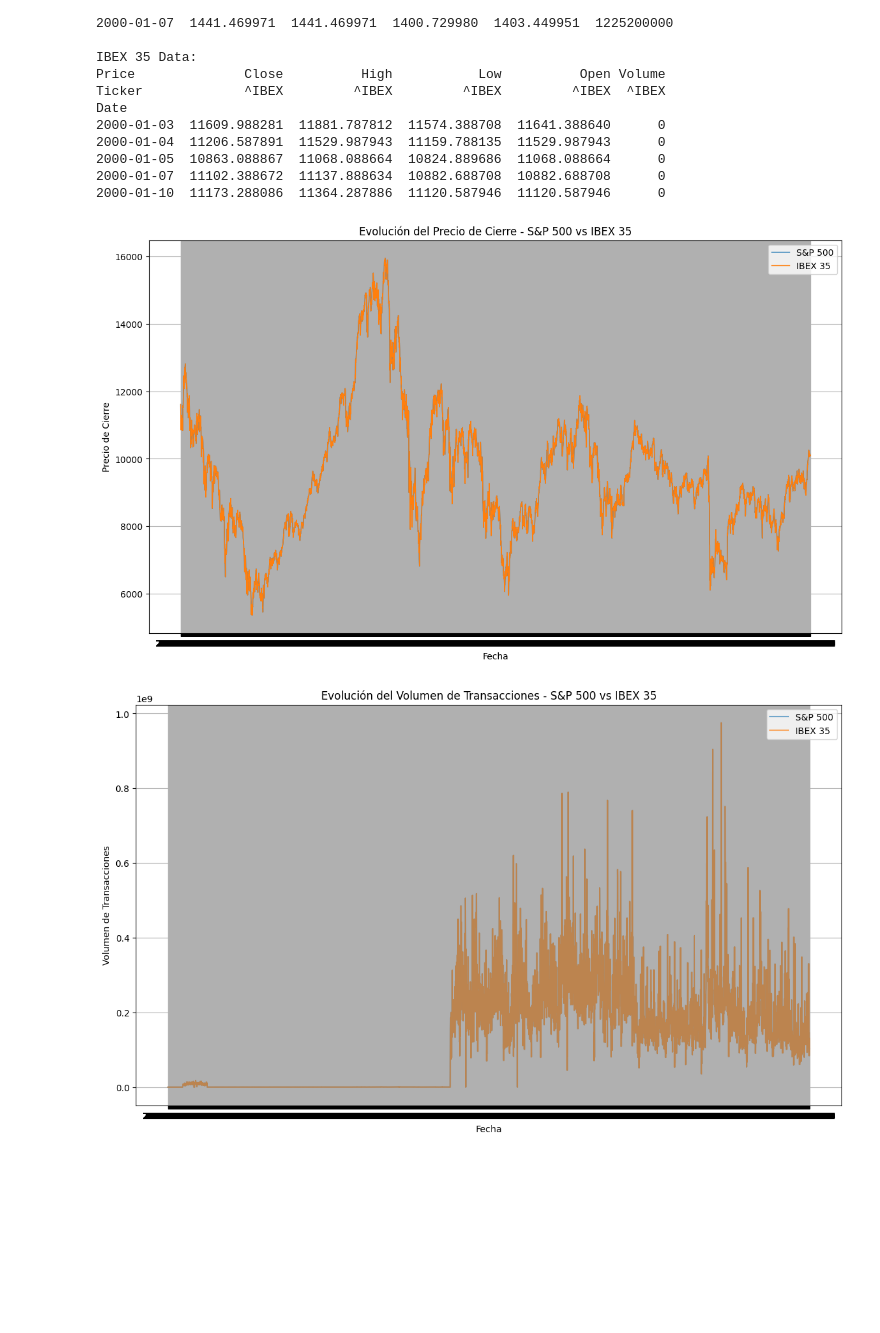
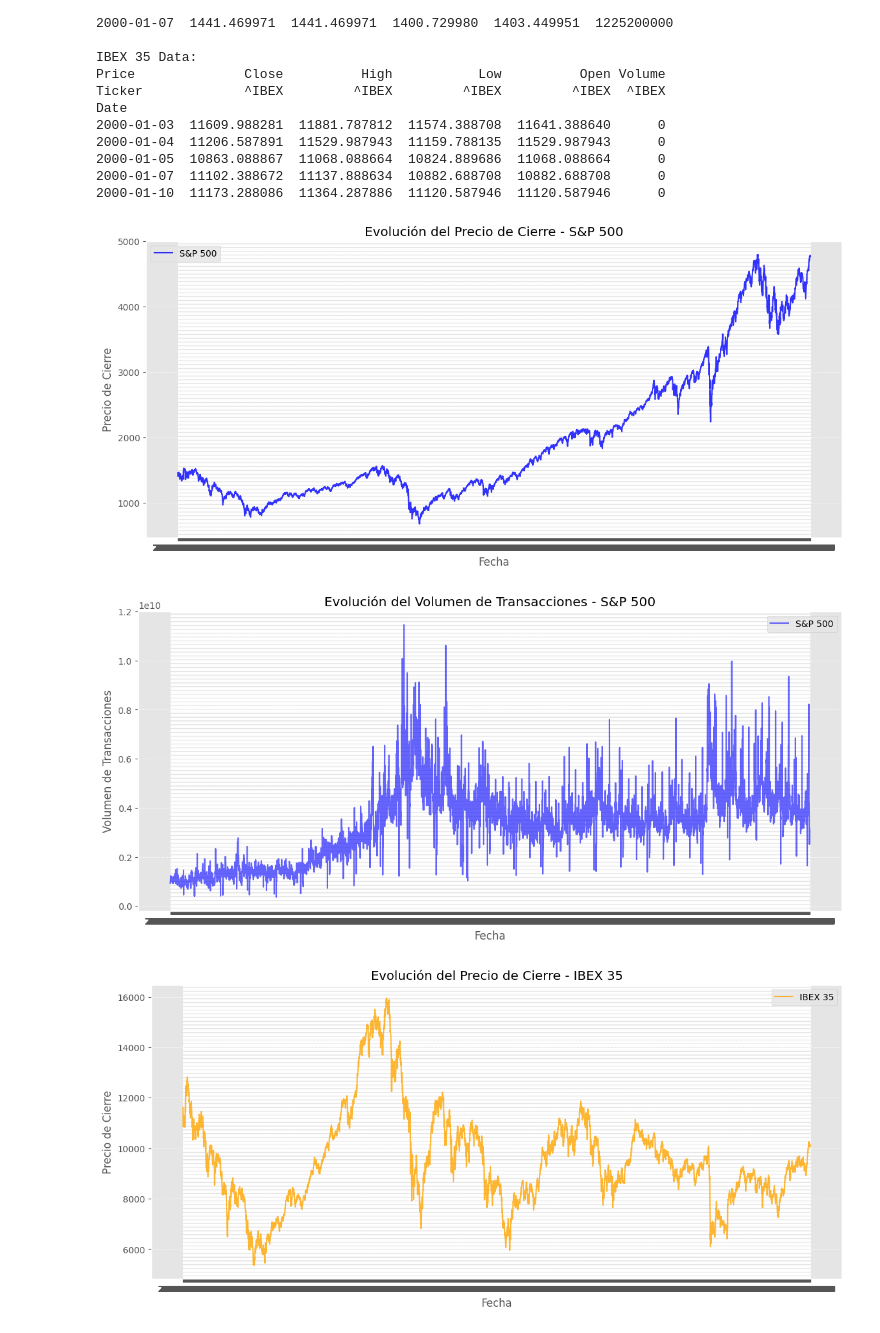
Before and after one commit to Braxwells/IBEX-35-SP-500, a Jupyter notebook: main.ipynb, the cells around one changed output. Drawn from its saved outputs; the diff is of its cells as text; code cells hidden in the pictures; blank space fills up the shorter version.

```diff
--- a/main.ipynb
+++ b/main.ipynb
@@ -44,7 +44,7 @@ Date
 2000-01-10  11173.288086  11364.287886  11120.587946  11120.587946      0
 # %%
 # Rutas de los CSV
-sp500_path = "data/ibex35_data.csv"
+sp500_path = "data/sp500_data.csv"
 ibex35_path = "data//ibex35_data.csv"
 # %%
 import pandas as pd
@@ -72,27 +72,49 @@ df_ibex35.interpolate(method='linear', inplace=True)
 df_sp500.dropna(inplace=True)
 df_ibex35.dropna(inplace=True)
 # %%
+    # Configurar el estilo claro para mejorar la visualización
+    plt.style.use("ggplot")
 
-# Visualización con Matplotlib
-plt.figure(figsize=(14, 8))
-plt.plot(df_sp500.index, df_sp500["Close"], label="S&P 500", linewidth=1)
-plt.plot(df_ibex35.index, df_ibex35["Close"], label="IBEX 35", linewidth=1)
-plt.xlabel("Fecha")
-plt.ylabel("Precio de Cierre")
-plt.title("Evolución del Precio de Cierre - S&P 500 vs IBEX 35")
-plt.legend()
-plt.grid()
-plt.show()
+    # Gráfico del precio de cierre del S&P 500
+    plt.figure(figsize=(14, 6))
+    plt.plot(df_sp500.index, df_sp500["Close"], label="S&P 500", linewidth=1.5, color="blue", alpha=0.8)
+    plt.xlabel("Fecha")
+    plt.ylabel("Precio de Cierre")
+    plt.title("Evolución del Precio de Cierre - S&P 500")
+    plt.legend()
+    plt.grid(True, linestyle="--", alpha=0.6)
+    plt.show()
 
-plt.figure(figsize=(14, 8))
-plt.plot(df_sp500.index, df_sp500["Volume"], label="S&P 500", alpha=0.6)
-plt.plot(df_ibex35.index, df_ibex35["Volume"], label="IBEX 35", alpha=0.6)
-plt.xlabel("Fecha")
-plt.ylabel("Volumen de Transacciones")
-plt.title("Evolución del Volumen de Transacciones - S&P 500 vs IBEX 35")
-plt.legend()
-plt.grid()
-plt.show()
+    # Gráfico del volumen de transacciones del S&P 500
+    plt.figure(figsize=(14, 6))
+    plt.plot(df_sp500.index, df_sp500["Volume"], label="S&P 500", linewidth=1.5, color="blue", alpha=0.6)
+    plt.xlabel("Fecha")
+    plt.ylabel("Volumen de Transacciones")
+    plt.title("Evolución del Volumen de Transacciones - S&P 500")
+    plt.legend()
+    plt.grid(True, linestyle="--", alpha=0.6)
+    plt.show()
+
+    # Gráfico del precio de cierre del IBEX 35
+    plt.figure(figsize=(14, 6))
+    plt.plot(df_ibex35.index, df_ibex35["Close"], label="IBEX 35", linewidth=1.5, color="orange", alpha=0.8)
+    plt.xlabel("Fecha")
+    plt.ylabel("Precio de Cierre")
+    plt.title("Evolución del Precio de Cierre - IBEX 35")
+    plt.legend()
+    plt.grid(True, linestyle="--", alpha=0.6)
+    plt.show()
+
+    # Gráfico del volumen de transacciones del IBEX 35
+    plt.figure(figsize=(14, 6))
+    plt.plot(df_ibex35.index, df_ibex35["Volume"], label="IBEX 35", linewidth=1.5, color="orange", alpha=0.6)
+    plt.xlabel("Fecha")
+    plt.ylabel("Volumen de Transacciones")
+    plt.title("Evolución del Volumen de Transacciones - IBEX 35")
+    plt.legend()
+    plt.grid(True, linestyle="--", alpha=0.6)
+    plt.show()
 # %% [output]
-[figure, old version]
+[figure, new version]
-[figure, old version]
+[figure, new version]
+[figure, added]
```
Also changed, not shown: parts of 5 cells of this notebook.
